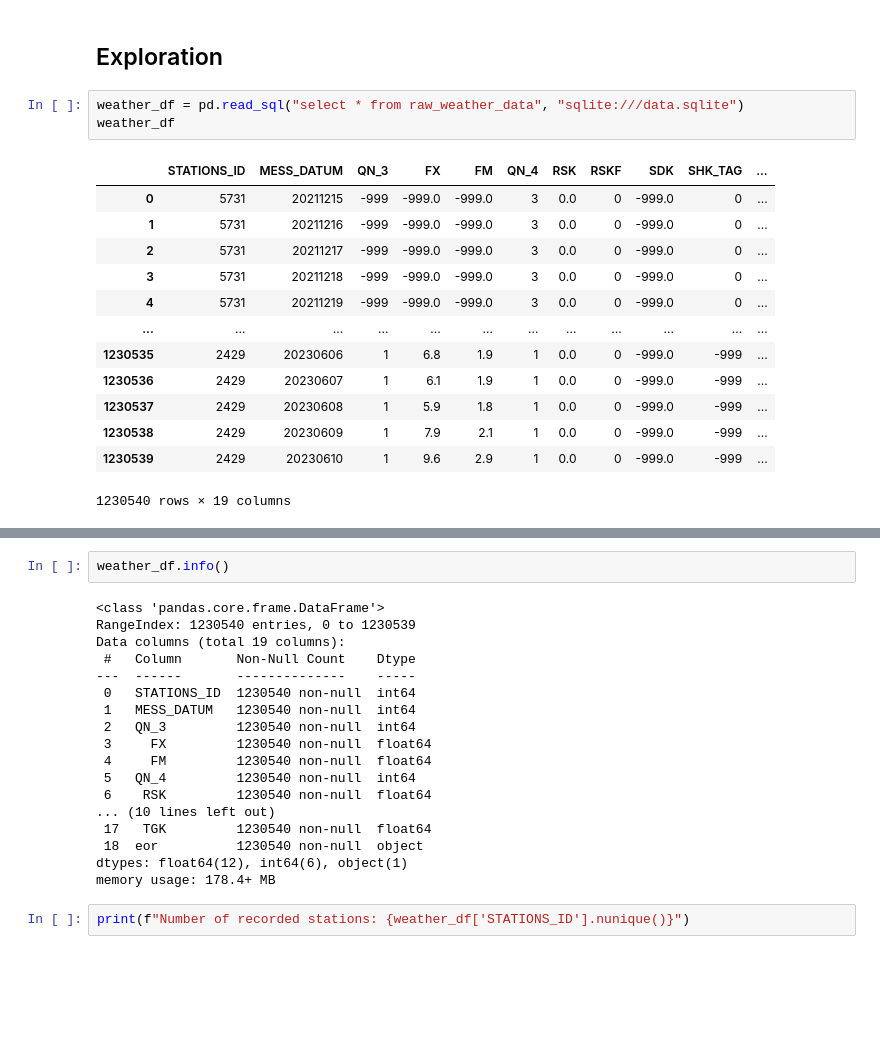
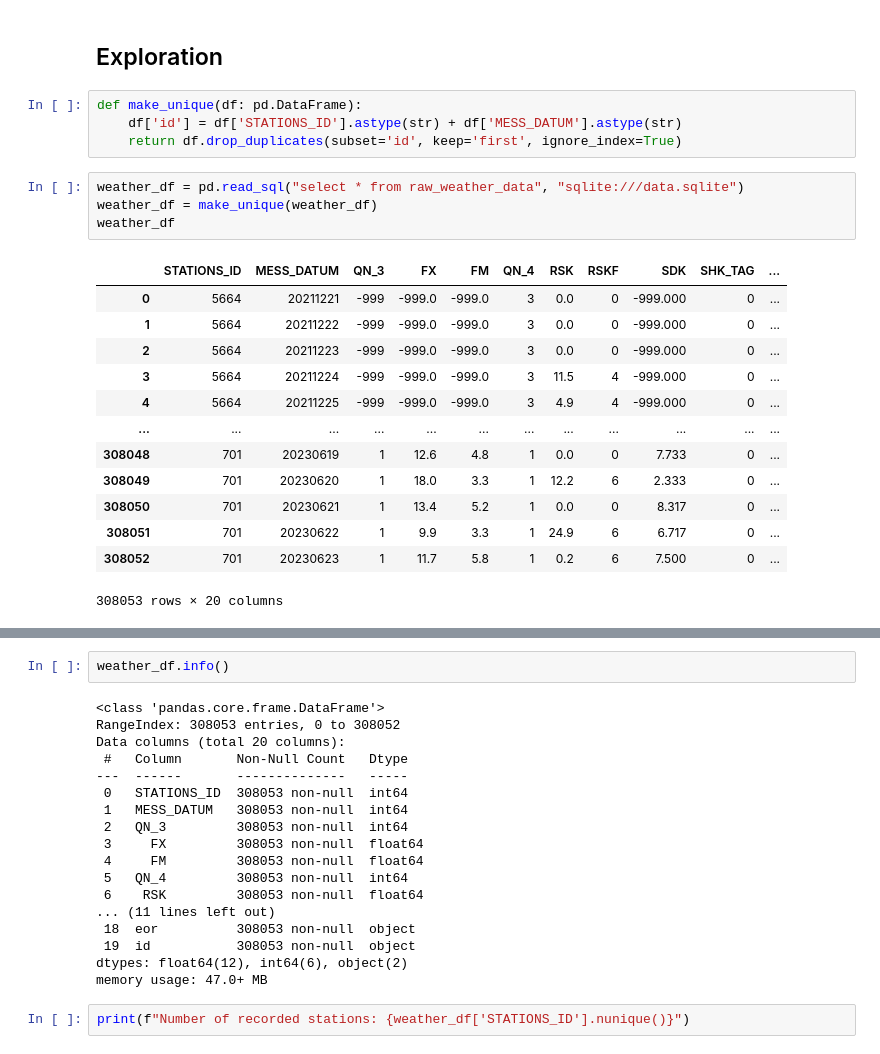
Before and after one commit to HassanRady/2023-amse-template, a Jupyter notebook: exploration.ipynb, the cells around one changed output, grey strips where cells are left out. Cells and saved outputs as stored; diff of their text form; blank space fills up the shorter version.

```diff
--- a/exploration.ipynb
+++ b/exploration.ipynb
@@ -225,23 +228,28 @@ train_change_df[train_change_df['next_stations_y'] != "N/A"]
 # Weather Data
 # %% [markdown]
 ## Exploration
+# %%
+def make_unique(df: pd.DataFrame):
+    df['id'] = df['STATIONS_ID'].astype(str) + df['MESS_DATUM'].astype(str)
+    return df.drop_duplicates(subset='id', keep='first', ignore_index=True)
 # %%
 weather_df = pd.read_sql("select * from raw_weather_data", "sqlite:///data.sqlite")
+weather_df = make_unique(weather_df)
 weather_df
 # %% [output]
 |  | STATIONS_ID | MESS_DATUM | QN_3 | FX | FM | QN_4 | RSK | RSKF | SDK | SHK_TAG | ... |
-| 0 | 5731 | 20211215 | -999 | -999.0 | -999.0 | 3 | 0.0 | 0 | -999.0 | 0 | ... |
-| 1 | 5731 | 20211216 | -999 | -999.0 | -999.0 | 3 | 0.0 | 0 | -999.0 | 0 | ... |
-| 2 | 5731 | 20211217 | -999 | -999.0 | -999.0 | 3 | 0.0 | 0 | -999.0 | 0 | ... |
-| 3 | 5731 | 20211218 | -999 | -999.0 | -999.0 | 3 | 0.0 | 0 | -999.0 | 0 | ... |
-| 4 | 5731 | 20211219 | -999 | -999.0 | -999.0 | 3 | 0.0 | 0 | -999.0 | 0 | ... |
+| 0 | 5664 | 20211221 | -999 | -999.0 | -999.0 | 3 | 0.0 | 0 | -999.000 | 0 | ... |
+| 1 | 5664 | 20211222 | -999 | -999.0 | -999.0 | 3 | 0.0 | 0 | -999.000 | 0 | ... |
+| 2 | 5664 | 20211223 | -999 | -999.0 | -999.0 | 3 | 0.0 | 0 | -999.000 | 0 | ... |
+| 3 | 5664 | 20211224 | -999 | -999.0 | -999.0 | 3 | 11.5 | 4 | -999.000 | 0 | ... |
+| 4 | 5664 | 20211225 | -999 | -999.0 | -999.0 | 3 | 4.9 | 4 | -999.000 | 0 | ... |
 | ... | ... | ... | ... | ... | ... | ... | ... | ... | ... | ... | ... |
-| 1230535 | 2429 | 20230606 | 1 | 6.8 | 1.9 | 1 | 0.0 | 0 | -999.0 | -999 | ... |
-| 1230536 | 2429 | 20230607 | 1 | 6.1 | 1.9 | 1 | 0.0 | 0 | -999.0 | -999 | ... |
-| 1230537 | 2429 | 20230608 | 1 | 5.9 | 1.8 | 1 | 0.0 | 0 | -999.0 | -999 | ... |
-| 1230538 | 2429 | 20230609 | 1 | 7.9 | 2.1 | 1 | 0.0 | 0 | -999.0 | -999 | ... |
-| 1230539 | 2429 | 20230610 | 1 | 9.6 | 2.9 | 1 | 0.0 | 0 | -999.0 | -999 | ... |
+| 308048 | 701 | 20230619 | 1 | 12.6 | 4.8 | 1 | 0.0 | 0 | 7.733 | 0 | ... |
+| 308049 | 701 | 20230620 | 1 | 18.0 | 3.3 | 1 | 12.2 | 6 | 2.333 | 0 | ... |
+| 308050 | 701 | 20230621 | 1 | 13.4 | 5.2 | 1 | 0.0 | 0 | 8.317 | 0 | ... |
+| 308051 | 701 | 20230622 | 1 | 9.9 | 3.3 | 1 | 24.9 | 6 | 6.717 | 0 | ... |
+| 308052 | 701 | 20230623 | 1 | 11.7 | 5.8 | 1 | 0.2 | 6 | 7.500 | 0 | ... |
-1230540 rows × 19 columns
+308053 rows × 20 columns
 # %% [markdown]
 [Data description](https://opendata.dwd.de/climate_environment/CDC/observations_germany/climate/daily/kl/recent/DESCRIPTION_obsgermany_climate_daily_kl_recent_en.pdf)
 
@@ -250,22 +258,22 @@ weather_df
 weather_df.info()
 # %% [output]
 <class 'pandas.core.frame.DataFrame'>
-RangeIndex: 1230540 entries, 0 to 1230539
-Data columns (total 19 columns):
- #   Column       Non-Null Count    Dtype
----  ------       --------------    -----
- 0   STATIONS_ID  1230540 non-null  int64
- 1   MESS_DATUM   1230540 non-null  int64
- 2   QN_3         1230540 non-null  int64
- 3     FX         1230540 non-null  float64
- 4     FM         1230540 non-null  float64
- 5   QN_4         1230540 non-null  int64
- 6    RSK         1230540 non-null  float64
-... (10 lines left out)
- 17   TGK         1230540 non-null  float64
- 18  eor          1230540 non-null  object
-dtypes: float64(12), int64(6), object(1)
-memory usage: 178.4+ MB
+RangeIndex: 308053 entries, 0 to 308052
+Data columns (total 20 columns):
+ #   Column       Non-Null Count   Dtype
+---  ------       --------------   -----
+ 0   STATIONS_ID  308053 non-null  int64
+ 1   MESS_DATUM   308053 non-null  int64
+ 2   QN_3         308053 non-null  int64
+ 3     FX         308053 non-null  float64
+ 4     FM         308053 non-null  float64
+ 5   QN_4         308053 non-null  int64
+ 6    RSK         308053 non-null  float64
+... (11 lines left out)
+ 18  eor          308053 non-null  object
+ 19  id           308053 non-null  object
+dtypes: float64(12), int64(6), object(2)
+memory usage: 47.0+ MB
 # %%
 print(f"Number of recorded stations: {weather_df['STATIONS_ID'].nunique()}")
 # %% [output]
```
Also changed, not shown: parts of 23 cells of this notebook.
